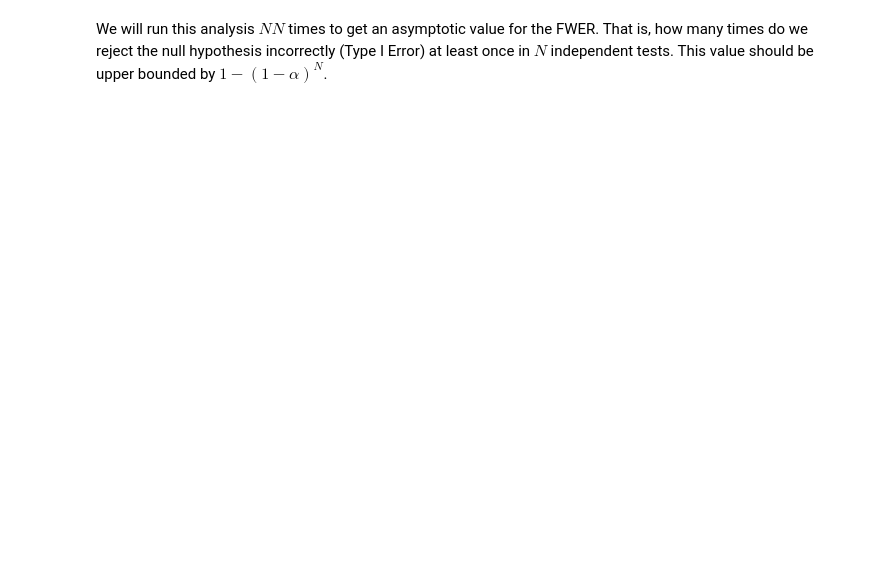
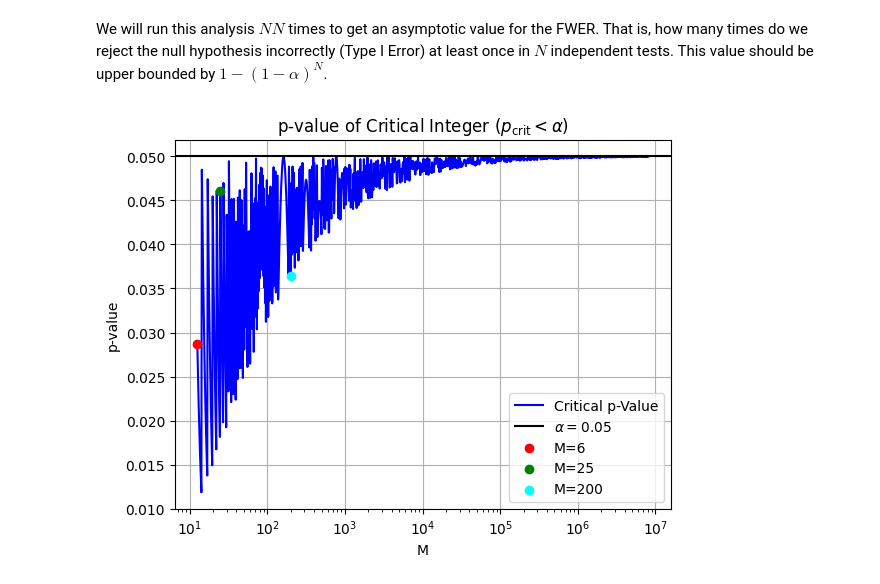
Before and after one commit to evanfrang/mult_testing, a Jupyter notebook: mult_test.ipynb, the cells around one changed output. Drawn from its saved outputs; the diff is of its cells as text; code cells hidden in the pictures; blank space fills up the shorter version.

```diff
--- a/mult_test.ipynb
+++ b/mult_test.ipynb
@@ -3,6 +3,9 @@ import numpy as np
 import matplotlib.pyplot as plt
 import random
 from scipy.stats import binom
+# %%
+random.seed(42)
+P = 0.5
 # %% [markdown]
 We are going to do an analysis that highlights the multiple testing problem. The main idea is that if we are running several independent statistical tests at the $\alpha = 0.05$ level, we actually need to correct our confidence level to be more stringent to account for the inflating Type I error. Simply stated, the more tests, the better chance of a false positive.
 # %% [markdown]
@@ -52 +44,26 @@ numer_fwer = [asymp(int(i), 10000, 100, 0.05) for i in numer_tests]
+# %%
+Ms = np.logspace(np.log(3),np.log(1000),1000)
+bins = [binom(i,P) for i in Ms]
+crits = [int(i.ppf(0.05 / 2)-1.) for i in bins]
+pvs = [2.*bins[i].cdf(min(Ms[i]-crits[i],crits[i])) for i in range(len(Ms))]
+index = [min(range(len(Ms)), key=lambda i: abs(Ms[i]-low_M)),
+             min(range(len(Ms)), key=lambda i: abs(Ms[i]-med_M)),
+             min(range(len(Ms)), key=lambda i: abs(Ms[i]-high_M))
+             ]
+colors = ['red', 'green', 'cyan']
+labels = [f'M={low_M}', f'M={med_M}', f'M={high_M}']
+plt.figure()
+plt.plot(Ms, pvs, color='blue', label='Critical p-Value')
+plt.axhline(0.05, color='black', label=f'$\\alpha = 0.05$')
+for i in range(len(index)):
+    plt.scatter(Ms[index[i]], pvs[index[i]], color=colors[i], label=labels[i], zorder=2)
+plt.xscale('log')
+plt.xlabel('M')
+plt.ylabel('p-value')
+plt.title('p-value of Critical Integer $(p_{\\text{crit}}< \\alpha)$')
+plt.legend()
+plt.grid()
+plt.show()
+# %% [output]
+[figure, added]
 # %%
```
Also changed, not shown: parts of 10 cells of this notebook.
